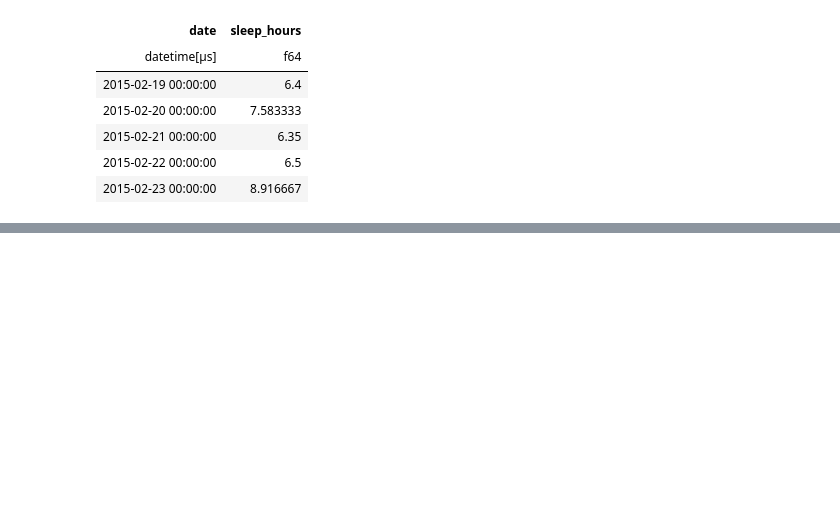
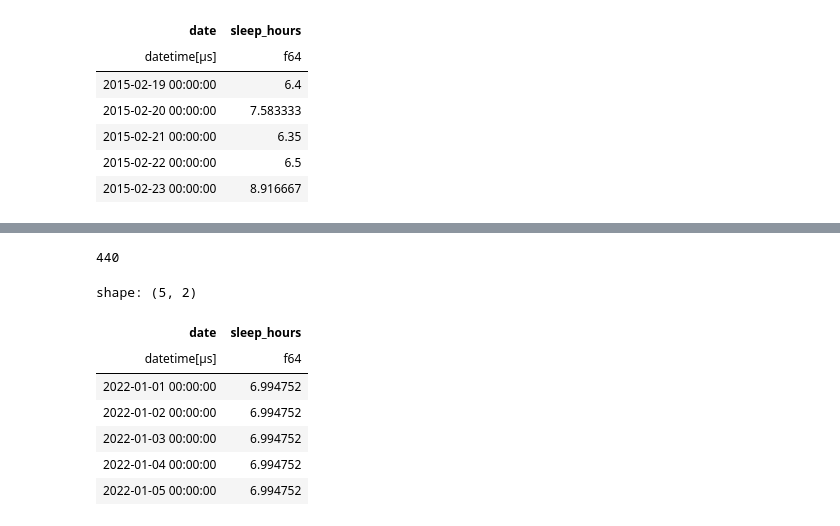
Before and after one commit to LucianoBatista/rob-sleep-hours-predictions, a Jupyter notebook: notebooks/eda_3.ipynb, the cells around one changed output, grey strips where cells are left out. Saved outputs shown, nothing was run; the diff lists cells and outputs as text; code cells hidden in the pictures; blank space fills up the shorter version.

```diff
--- a/notebooks/eda_3.ipynb
+++ b/notebooks/eda_3.ipynb
@@ -14,0 +145,11 @@ shape: (5, 2)
+# %%
+# submission
+periods_to_predict = pl.date_range(
+    datetime(2022, 1, 1), datetime(2023, 3, 16), "1d", name="date"
+)
+
+preds, conf_int = ARIMA_model.predict(
+    n_periods=periods_to_predict.shape[0], return_conf_int=True
+)
+
+preds
@@ -14,0 +174,16 @@ shape: (5, 2)
+# %%
+len(preds)
+# %% [output]
+440
+# %%
+submission_df = pl.DataFrame({"date": periods_to_predict, "sleep_hours": preds})
+submission_df.head()
+# %% [output]
+shape: (5, 2)
+| date | sleep_hours |
+| datetime[μs] | f64 |
+| 2022-01-01 00:00:00 | 6.994752 |
+| 2022-01-02 00:00:00 | 6.994752 |
+| 2022-01-03 00:00:00 | 6.994752 |
+| 2022-01-04 00:00:00 | 6.994752 |
+| 2022-01-05 00:00:00 | 6.994752 |
```
Also changed, not shown: parts of 14 cells of this notebook, 2 other files.
